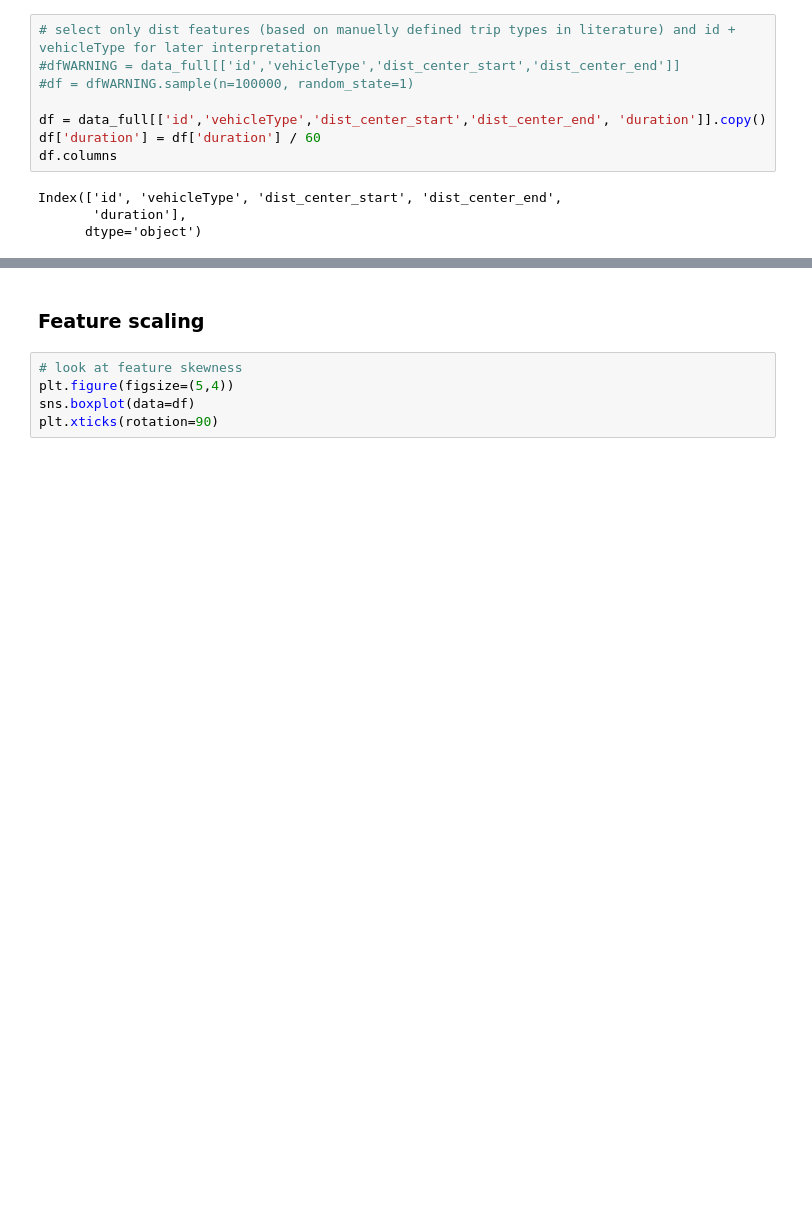
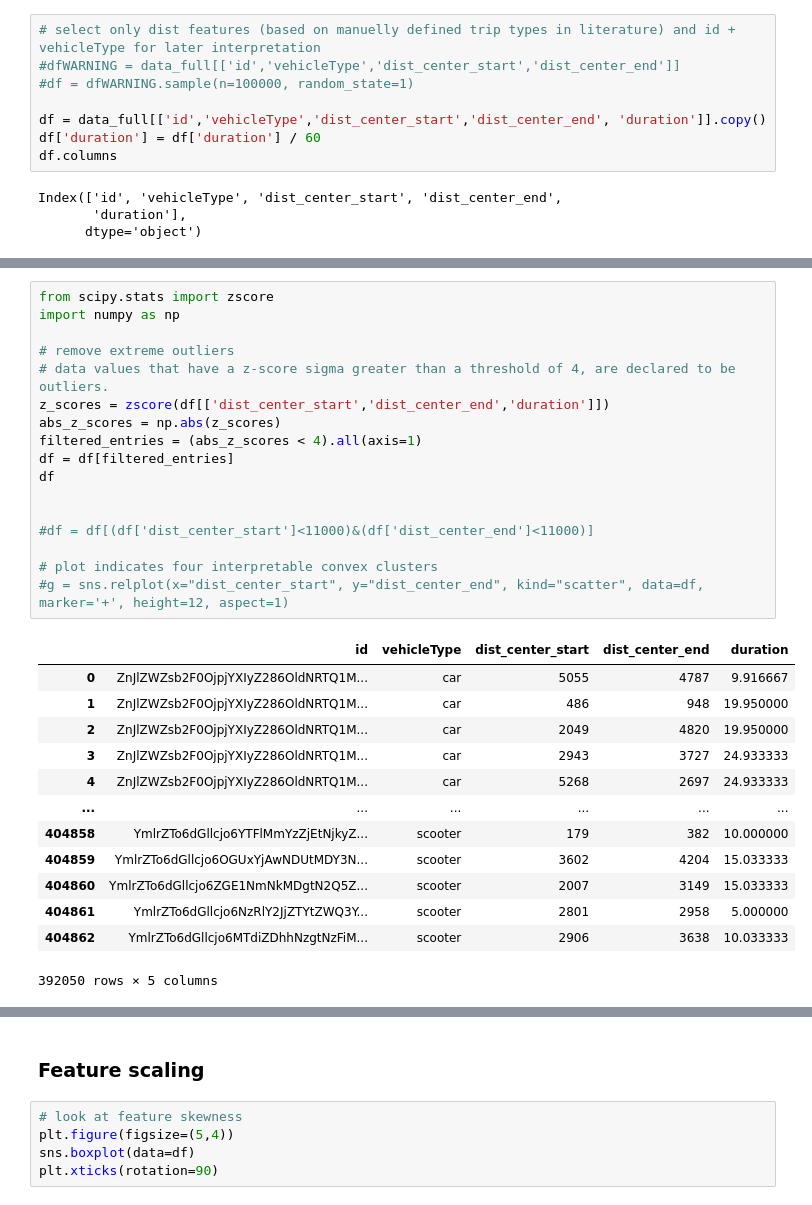
Before and after one commit to richardbor/bachelor_thesis, a Jupyter notebook: clustering_centrality_duration.ipynb, the cells around one changed output, grey strips where cells are left out. Drawn from its saved outputs; the diff is of its cells as text; blank space fills up the shorter version.

```diff
--- a/clustering_centrality_duration.ipynb
+++ b/clustering_centrality_duration.ipynb
@@ -96 +100,32 @@ g = sns.relplot(x="dist_center_start", y="dist_center_end", kind="scatter", data
+# %%
+from scipy.stats import zscore
+import numpy as np
+
+# remove extreme outliers
+# data values that have a z-score sigma greater than a threshold of 4, are declared to be outliers.
+z_scores = zscore(df[['dist_center_start','dist_center_end','duration']])
+abs_z_scores = np.abs(z_scores)
+filtered_entries = (abs_z_scores < 4).all(axis=1)
+df = df[filtered_entries]
+df
+
+
+#df = df[(df['dist_center_start']<11000)&(df['dist_center_end']<11000)]
+
+# plot indicates four interpretable convex clusters
+#g = sns.relplot(x="dist_center_start", y="dist_center_end", kind="scatter", data=df, marker='+', height=12, aspect=1)
+# %% [output]
+|  | id | vehicleType | dist_center_start | dist_center_end | duration |
+| 0 | ZnJlZWZsb2F0OjpjYXIyZ286OldNRTQ1M... | car | 5055 | 4787 | 9.916667 |
+| 1 | ZnJlZWZsb2F0OjpjYXIyZ286OldNRTQ1M... | car | 486 | 948 | 19.950000 |
+| 2 | ZnJlZWZsb2F0OjpjYXIyZ286OldNRTQ1M... | car | 2049 | 4820 | 19.950000 |
+| 3 | ZnJlZWZsb2F0OjpjYXIyZ286OldNRTQ1M... | car | 2943 | 3727 | 24.933333 |
+| 4 | ZnJlZWZsb2F0OjpjYXIyZ286OldNRTQ1M... | car | 5268 | 2697 | 24.933333 |
+| ... | ... | ... | ... | ... | ... |
+| 404858 | YmlrZTo6dGllcjo6YTFlMmYzZjEtNjkyZ... | scooter | 179 | 382 | 10.000000 |
+| 404859 | YmlrZTo6dGllcjo6OGUxYjAwNDUtMDY3N... | scooter | 3602 | 4204 | 15.033333 |
+| 404860 | YmlrZTo6dGllcjo6ZGE1NmNkMDgtN2Q5Z... | scooter | 2007 | 3149 | 15.033333 |
+| 404861 | YmlrZTo6dGllcjo6NzRlY2JjZTYtZWQ3Y... | scooter | 2801 | 2958 | 5.000000 |
+| 404862 | YmlrZTo6dGllcjo6MTdiZDhhNzgtNzFiM... | scooter | 2906 | 3638 | 10.033333 |
+392050 rows × 5 columns
 # %%
```
Also changed, not shown: parts of 3 cells of this notebook, 2 other files.
